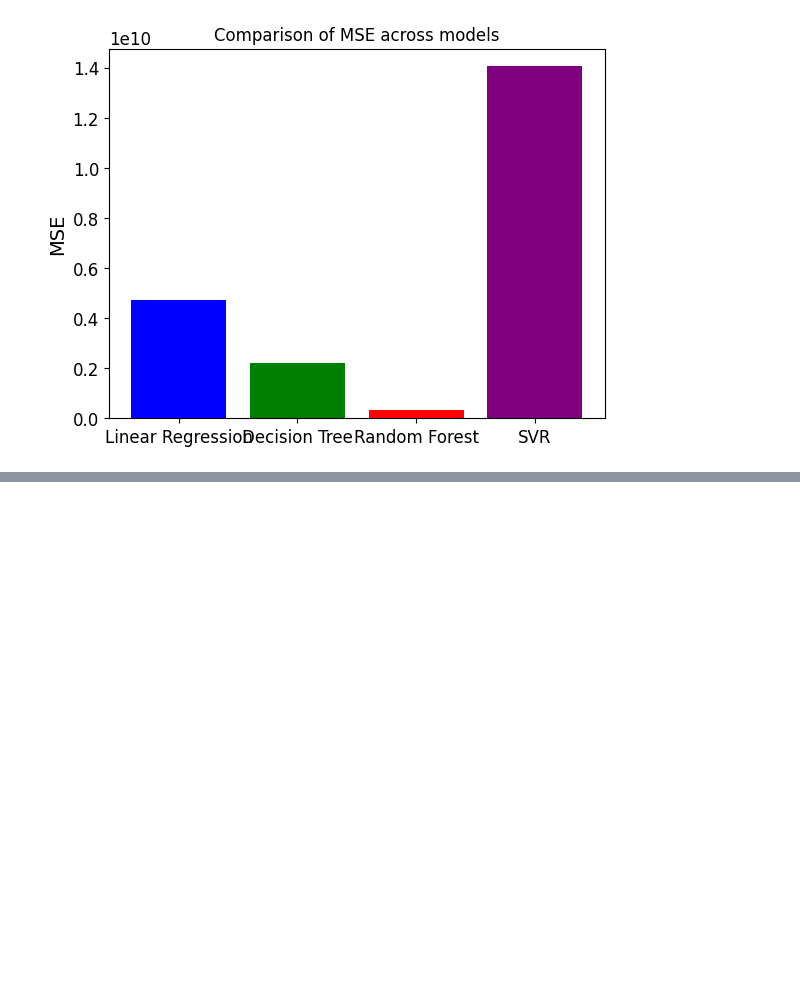
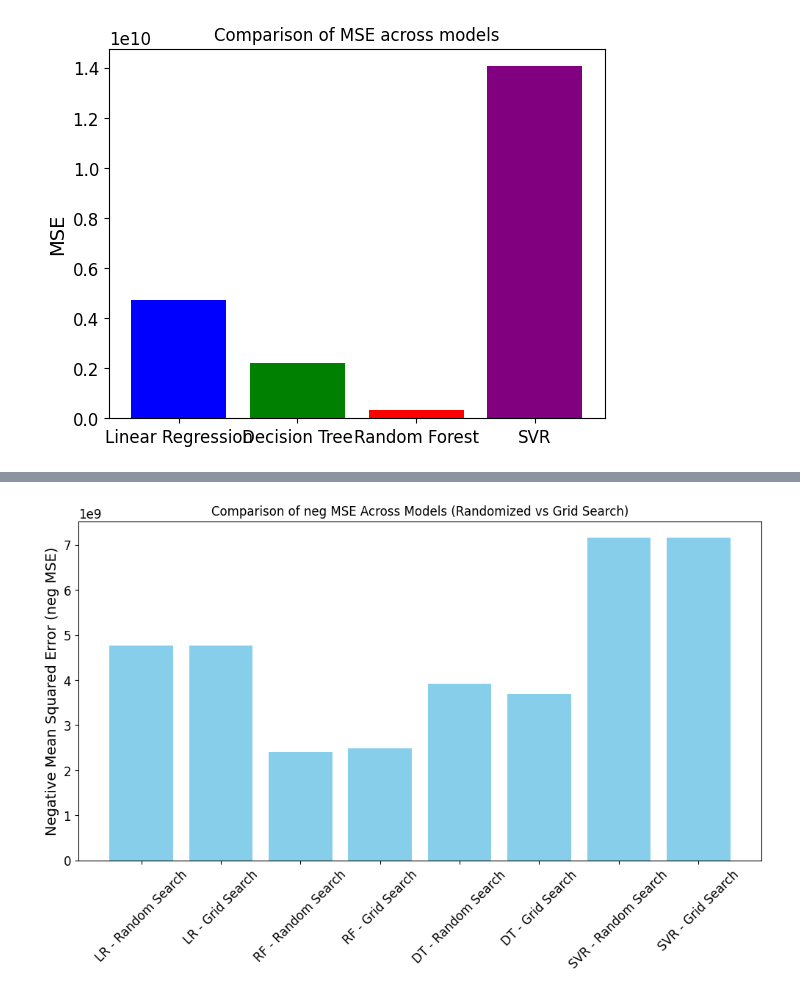
Before and after one commit to Justine-IA/IAI600Lab, a Jupyter notebook: main.ipynb, the cells around one changed output, grey strips where cells are left out. Cells and saved outputs as stored; diff of their text form; code cells hidden in the pictures; blank space fills up the shorter version.

```diff
--- a/main.ipynb
+++ b/main.ipynb
@@ -596,0 +823,4 @@ plt.show()
+# %%
+rnd_search_svr_best_param = rnd_search_svr.best_params_
+rnd_search_svr_best_score = rnd_search_svr.best_score_
+rnd_search_best_svr = rnd_search_svr.best_estimator_
@@ -596,0 +858,4 @@ plt.show()
+# %%
+grid_search_random_forest_best_score = grid_search_random_forest.best_score_
+grid_search_random_forest_best_param = grid_search_random_forest.best_params_
+grid_search_best_random_forest = grid_search_random_forest.best_estimator_
@@ -596,0 +887,13 @@ plt.show()
+# %%
+from sklearn.model_selection import RandomizedSearchCV
+from scipy.stats import randint
+
+param_distribs = {
+        'n_estimators': randint(low=1, high=200),
+        'max_features': randint(low=1, high=8),
+    }
+
+forest_reg = RandomForestRegressor(random_state=42)
+rnd_search_random_forest = RandomizedSearchCV(forest_reg, param_distributions=param_distribs,
+                                n_iter=10, cv=5, scoring='neg_mean_squared_error', random_state=42)
+rnd_search_random_forest.fit(housing_prepared, housing_labels)
@@ -596,0 +905,4 @@ plt.show()
+# %%
+rnd_search_random_forest_best_param = rnd_search_random_forest.best_params_
+rnd_search_random_forest_best_score = rnd_search_random_forest.best_score_
+rnd_search_best_random_forest = rnd_search_random_forest.best_estimator_
@@ -596,0 +980,18 @@ plt.show()
+# %%
+import matplotlib.pyplot as plt
+
+model_names = ['LR - Random Search', 'LR - Grid Search', 'RF - Random Search', 'RF - Grid Search',
+               'DT - Random Search', 'DT - Grid Search', 'SVR - Random Search', 'SVR - Grid Search']
+rmse_values = [-rnd_search_lin_reg_best_score, -grid_search_lin_reg_best_score,
+               -rnd_search_random_forest_best_score, -grid_search_random_forest_best_score,
+               -rnd_search_decision_tree_best_score, -grid_search_decision_tree_best_score,
+               -rnd_search_svr_best_score, -grid_search_svr_best_score]
+
+plt.figure(figsize=(12, 6))
+plt.bar(model_names, rmse_values, color='skyblue')
+plt.ylabel('Negative Mean Squared Error (neg MSE)')
+plt.title('Comparison of neg MSE Across Models (Randomized vs Grid Search)')
+plt.xticks(rotation=45)
+plt.show()
+# %% [output]
+[figure, added]
```
Also changed, not shown: parts of 53 cells of this notebook.
